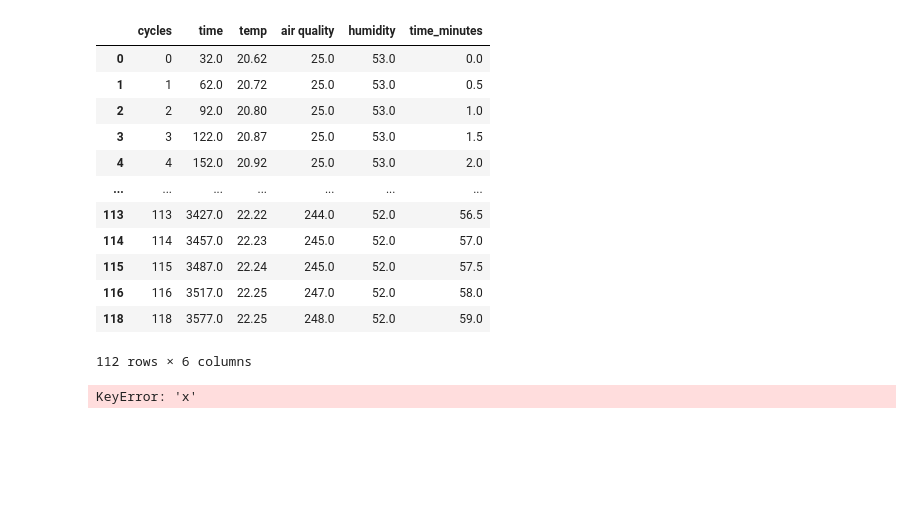
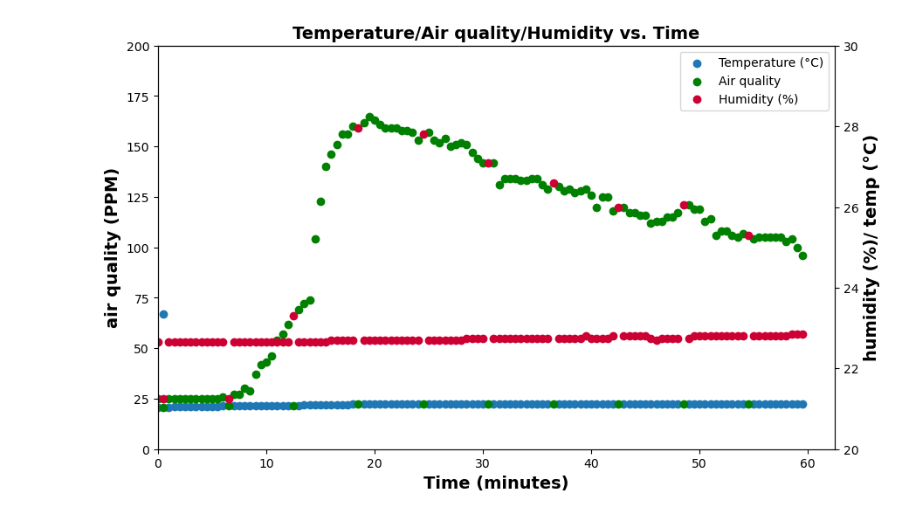
Before and after one commit to grace-nicholson/501_mini_project, a Jupyter notebook: code for graphs.ipynb, the cells around one changed output. Cells and saved outputs as stored; diff of their text form; code cells hidden in the pictures; blank space fills up the shorter version.

```diff
--- a/code for graphs.ipynb
+++ b/code for graphs.ipynb
@@ -54,32 +52,47 @@ plt.show()
 # %%
-# time
-airq_clean
+import matplotlib as mpl
+mpl.rcParams['axes.formatter.useoffset'] = False    # Remove annoying auto-offset
+import matplotlib.pyplot as plt
+import numpy as np
+
+# Read in the data from a CSV file
+df=pd.read_csv(r"/Users/grace/Documents/Masters/501 project/501ProjectEXP3-4.csv")
+
+
+# Create a figure
+fig = plt.figure(figsize=(10, 6))
+# Add an axis to the figure
+ax = fig.add_subplot(111)
+
+# Add time in minutes column
+df['time_minutes']= df['cycles']/2 # convert cycles to minutes
+
+
+# Tell the axis to plot the data - time on the x-axis, temperature on the y-axis
+ax.scatter(df['time_minutes'], df['temp'])
+
+# Tell the axis to plot the data - time on the x-axis, air quality reading on the y-axis
+ax.scatter(df['time_minutes'], df['air quality'], c=(0 , 0.5, 0))
+
+# Tell the axis to plot the data - time on the x-axis, humidity reading on the y-axis
+ax.scatter(df['time_minutes'], df['humidity'], c=(0.8 , 0, 0.2))
+
+# Set labels, title, legend, and axis limits
+ax.set_xlabel('Time (minutes)', fontweight='bold', fontsize=14)
+ax.set_ylabel('air quality (PPM)', fontweight='bold', fontsize=14)
+ax.set_title('Temperature/Air quality/Humidity vs. Time', fontweight='bold', fontsize=14)
+plt.legend(['Temperature (°C)','Air quality', 'Humidity (%)'])
+ax.set_xlim(left=0)
+ax.set_ylim(ymin=0,ymax=200)
+
+# Create a second y-axis to plot humidity and temperature
+ax2 = ax.twinx()
+ax2.set_ylabel('humidity (%)/ temp (°C)', fontweight='bold', fontsize=14)
+ax2.set_ylim(ymin=20,ymax=30)
+
+
+
+# Show the figure
+plt.show()
 # %% [output]
-|  | cycles | time | temp | air quality | humidity | time_minutes |
-| 0 | 0 | 32.0 | 20.62 | 25.0 | 53.0 | 0.0 |
-| 1 | 1 | 62.0 | 20.72 | 25.0 | 53.0 | 0.5 |
-| 2 | 2 | 92.0 | 20.80 | 25.0 | 53.0 | 1.0 |
-| 3 | 3 | 122.0 | 20.87 | 25.0 | 53.0 | 1.5 |
-| 4 | 4 | 152.0 | 20.92 | 25.0 | 53.0 | 2.0 |
-| ... | ... | ... | ... | ... | ... | ... |
-| 113 | 113 | 3427.0 | 22.22 | 244.0 | 52.0 | 56.5 |
-| 114 | 114 | 3457.0 | 22.23 | 245.0 | 52.0 | 57.0 |
-| 115 | 115 | 3487.0 | 22.24 | 245.0 | 52.0 | 57.5 |
-| 116 | 116 | 3517.0 | 22.25 | 247.0 | 52.0 | 58.0 |
-| 118 | 118 | 3577.0 | 22.25 | 248.0 | 52.0 | 59.0 |
-112 rows × 6 columns
+[figure, added]
-# %%
-import pandas as pd
-import matplotlib.pyplot as plt
-
-# Load the CSV file
-df = pd.read_csv(r"/Users/grace/Documents/Masters/501 project/501ProjectEXP1-2.csv")
-
-# Plot
-plt.plot(df["x"], df["y"])
-plt.xlabel("x")
-plt.ylabel("y")
-plt.title("My Graph")
-plt.show()
-# %% [output]
-KeyError: 'x'
```
Also changed, not shown: parts of 1 cell of this notebook.
